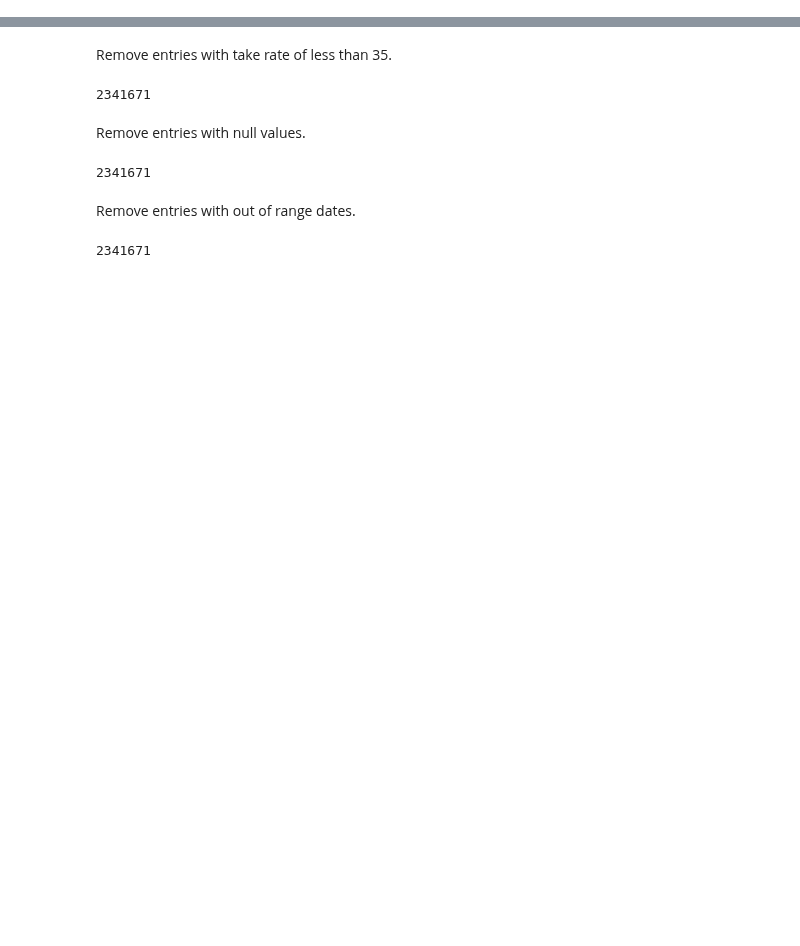
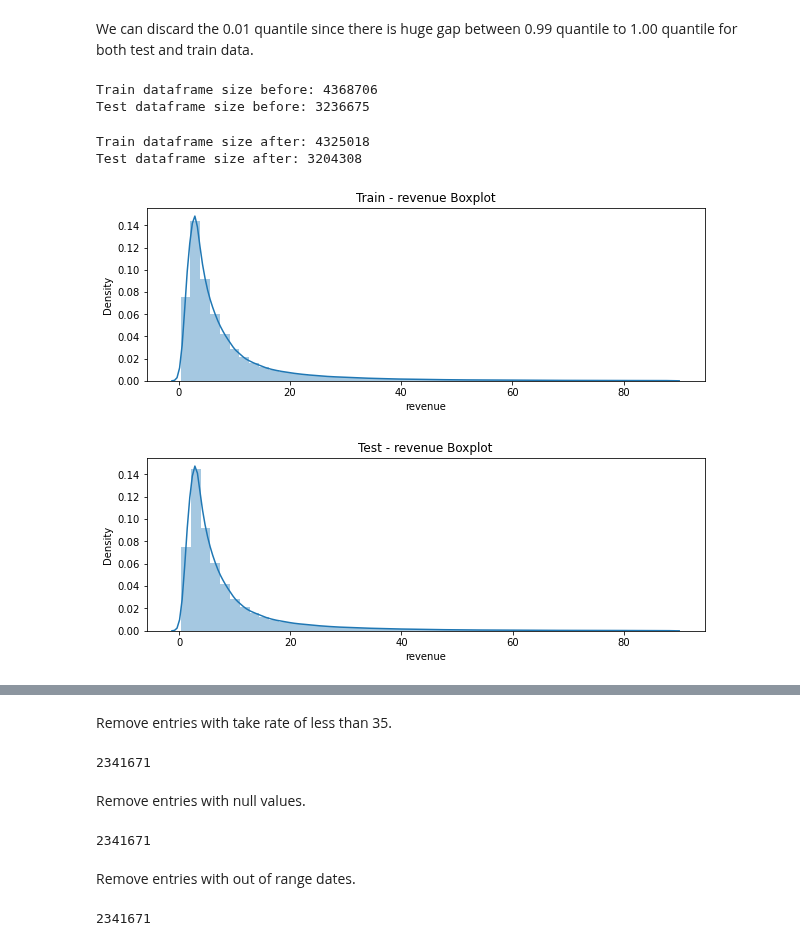
Before and after one commit to MAST30034-Applied-Data-Science/generic-buy-now-pay-later-project-group-11, a Jupyter notebook: notebooks/outlier_detection_removal.ipynb, the cells around one changed output, grey strips where cells are left out. Saved outputs shown, nothing was run; the diff lists cells and outputs as text; code cells hidden in the pictures; blank space fills up the shorter version.

```diff
--- a/notebooks/outlier_detection_removal.ipynb
+++ b/notebooks/outlier_detection_removal.ipynb
@@ -80,0 +152,38 @@ df_trx.count()
+# %% [markdown]
+We can discard the 0.01 quantile since there is huge gap between 0.99 quantile to 1.00 quantile for both test and train data.
+# %%
+print("Train dataframe size before:", len(pd_df_train))
+print("Test dataframe size before:", len(pd_df_test))
+# %% [output]
+Train dataframe size before: 4368706
+Test dataframe size before: 3236675
+# %%
+qt_train = pd_df_train['revenue'].quantile(0.99)
+qt_test = pd_df_test['revenue'].quantile(0.99)
+
+pd_df_train = pd_df_train[pd_df_train['revenue'] <= qt_train]
+pd_df_test = pd_df_test[pd_df_test['revenue'] <= qt_test]
+
+df_trx_sa2 = df_trx_sa2.filter(F.col('revenue') <= qt_train)
+df_trx_sa2_test = df_trx_sa2_test.filter(F.col('revenue') <= qt_test)
+# %%
+print("Train dataframe size after:", len(pd_df_train))
+print("Test dataframe size after:", len(pd_df_test))
+# %% [output]
+Train dataframe size after: 4325018
+Test dataframe size after: 3204308
+# %%
+plt.figure(figsize =(10, 7))
+plt.subplot(2, 1, 1)
+sns.distplot((pd_df_train)['revenue'])
+plt.title("Train - revenue Boxplot")
+plt.show()
+
+plt.figure(figsize =(10, 7))
+plt.subplot(2, 1, 2)
+sns.distplot((pd_df_test)['revenue'])
+plt.title("Test - revenue Boxplot")
+plt.show()
+# %% [output]
+[figure, added]
+[figure, added]
```
Also changed, not shown: parts of 27 cells of this notebook.
